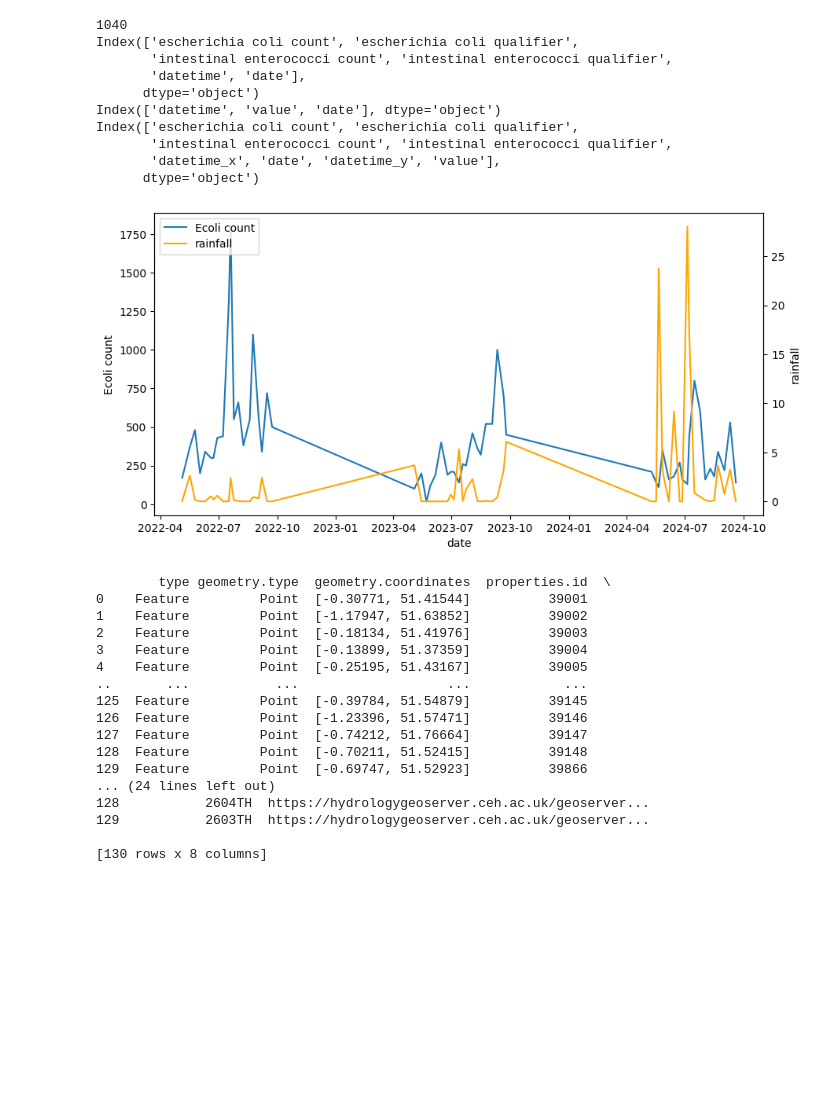
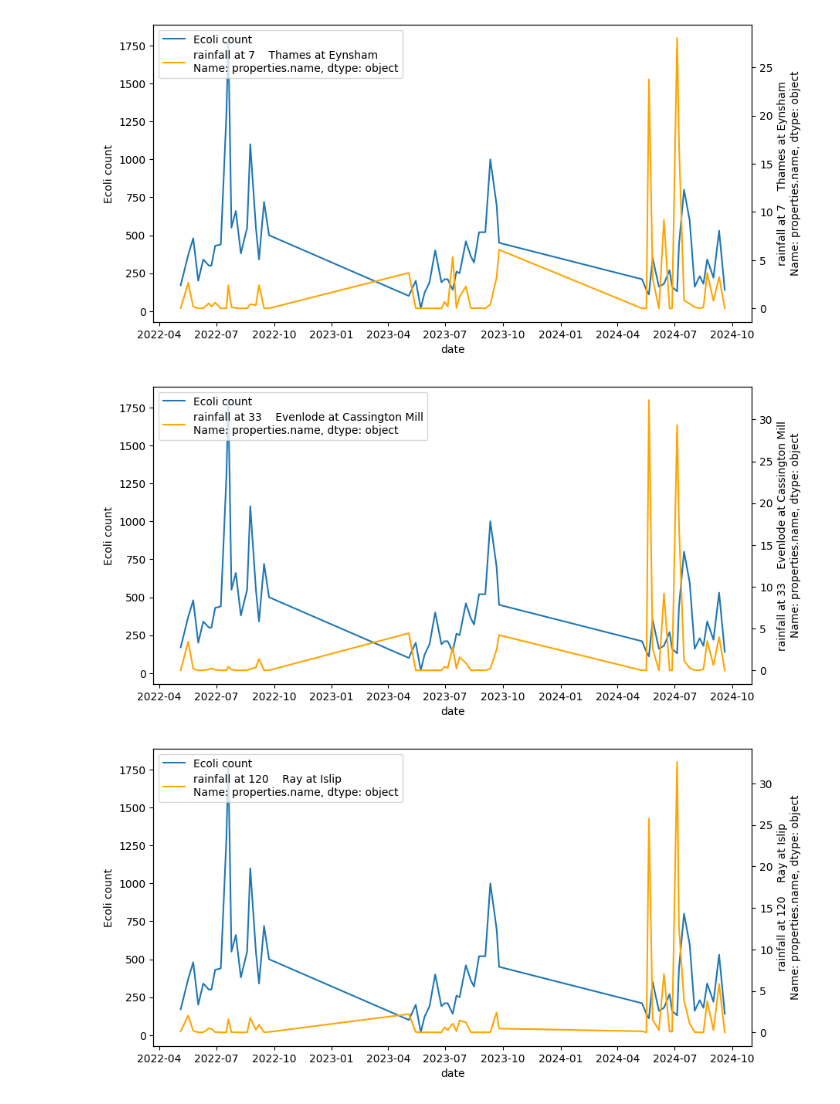
Before and after one commit to jeannielynnmoulton/swimming-safety-prediction, a Jupyter notebook: RainfallInvestigation.ipynb, the cells around one changed output. Drawn from its saved outputs; the diff is of its cells as text; code cells hidden in the pictures; blank space fills up the shorter version.

Commit message:
Plot rainfall for all sites within 8km of Wolvercote.

```diff
--- a/RainfallInvestigation.ipynb
+++ b/RainfallInvestigation.ipynb
@@ -20,7 +20,6 @@ wolvercote_coordinates = gdf_ea_bathing_water_site[gdf_ea_bathing_water_site["pr
 # get rainfall sites
 df_sites_rainfall = app.get_sites_for_dataset_as_pandas("rainfall", display=False)
 gdf_sites_rainfall = gpd.GeoDataFrame(df_sites_rainfall)
-print(gdf_sites_rainfall.size)
 
 # find rainfall sites near Wolvercote
 from geopy.distance import geodesic
@@ -29,7 +28,7 @@ max_distance_km = 8 # 8km
 for idx, rainfall_site in gdf_sites_rainfall.iterrows():
     distance_in_km = geodesic(rainfall_site.loc["geometry.coordinates"], wolvercote_coordinates).km
     if distance_in_km < max_distance_km:
-            sites_close_to_wolvercote.append(rainfall_site)
+            sites_close_to_wolvercote.append(rainfall_site.loc["properties.id"])
 # print(sites_close_to_wolvercote) # gives ids ["39008", "39034", "39140"]
 
 # just to experiment, take the rainfall data from "39008", Thames at Eynsham
@@ -37,70 +36,40 @@ rainfall_timeseries_rainfall_eynsham = app.get_timeseries_for_dataset_and_site_a
 
 # helper functions
 def convert_datetime_to_date_with_resampling(df: pd.DataFrame):
     new_df = df.copy()
     new_df["date"] = pd.to_datetime(new_df["datetime"]).dt.date
     new_df["date"] = pd.to_datetime(new_df["date"])
     new_df.set_index('date')
     return new_df
 
 def merge_on_date(df1: pd.DataFrame, df2: pd.DataFrame):
-    print(df1.columns)
-    print(df2.columns)
     result = df1.copy()
     result = result.merge(df2, on='date', how='left').dropna()
     return result
 
 def plot_values_vs_date(merged: pd.DataFrame, x: str, y1: str, y2: str, xlabel: str, y1label: str, y2label: str):
     fig, ax1 = plt.subplots(figsize=(10,5))
     ax1.plot(merged[x], merged[y1], label=y1label)
     ax1.set_ylabel(y1label)
     ax2 = ax1.twinx()
     ax2.plot(merged[x], merged[y2], color='orange', label=y2label)
     ax2.set_ylabel(y2label)
     plt.title("")
     ax1.set_xlabel(xlabel)
     lines1, labels1 = ax1.get_legend_handles_labels()
     lines2, labels2 = ax2.get_legend_handles_labels()
     plt.legend(lines1 + lines2, labels1 + labels2, loc='upper left')
     plt.show()
 
+# Now do it for all rainfall sites nearby
 wolvercote_ecoli_resampled = convert_datetime_to_date_with_resampling(wolvercote_ecoli_timeseries)
-rainfall_eynsham_resampled = convert_datetime_to_date_with_resampling(rainfall_timeseries_rainfall_eynsham)
-merged = merge_on_date(wolvercote_ecoli_resampled, rainfall_eynsham_resampled)
-plot_values_vs_date(merged, "date", 'escherichia coli count', "value", "date", "Ecoli count", "rainfall")
+for site in sites_close_to_wolvercote:
+    rainfall_timeseries = app.get_timeseries_for_dataset_and_site_as_pandas(site, "rainfall")
+    rainfall_resampled = convert_datetime_to_date_with_resampling(rainfall_timeseries)
+    merged = merge_on_date(wolvercote_ecoli_resampled, rainfall_resampled)
+    site_name = df_sites_rainfall[df_sites_rainfall["properties.id"] == site]["properties.name"]
+    plot_values_vs_date(merged, "date", 'escherichia coli count', "value", "date", "Ecoli count", "rainfall at {0}".format(site_name))
 # %% [output]
-1040
-Index(['escherichia coli count', 'escherichia coli qualifier',
-       'intestinal enterococci count', 'intestinal enterococci qualifier',
-       'datetime', 'date'],
-      dtype='object')
-Index(['datetime', 'value', 'date'], dtype='object')
-Index(['escherichia coli count', 'escherichia coli qualifier',
-       'intestinal enterococci count', 'intestinal enterococci qualifier',
-       'datetime_x', 'date', 'datetime_y', 'value'],
-      dtype='object')
-[figure, old version]
+[figure, new version]
+[figure, added]
+[figure, added]
-# %%
-#extract all site details and convert to GeoDataFrames
-max_distance = 0.075 # e.g., within 0.075 degrees (~8 km)
-no_keep = 3 #number of nearby sites to keep for each dataset
-
-print(gdf_sites_rainfall)
-# %% [output]
-        type geometry.type  geometry.coordinates  properties.id  \
-0    Feature         Point  [-0.30771, 51.41544]          39001
-1    Feature         Point  [-1.17947, 51.63852]          39002
-2    Feature         Point  [-0.18134, 51.41976]          39003
-3    Feature         Point  [-0.13899, 51.37359]          39004
-4    Feature         Point  [-0.25195, 51.43167]          39005
-..       ...           ...                   ...            ...
-125  Feature         Point  [-0.39784, 51.54879]          39145
-126  Feature         Point  [-1.23396, 51.57471]          39146
-127  Feature         Point  [-0.74212, 51.76664]          39147
-128  Feature         Point  [-0.70211, 51.52415]          39148
-129  Feature         Point  [-0.69747, 51.52923]          39866
-... (24 lines left out)
-128           2604TH  https://hydrologygeoserver.ceh.ac.uk/geoserver...
-129           2603TH  https://hydrologygeoserver.ceh.ac.uk/geoserver...
-
-[130 rows x 8 columns]
```
